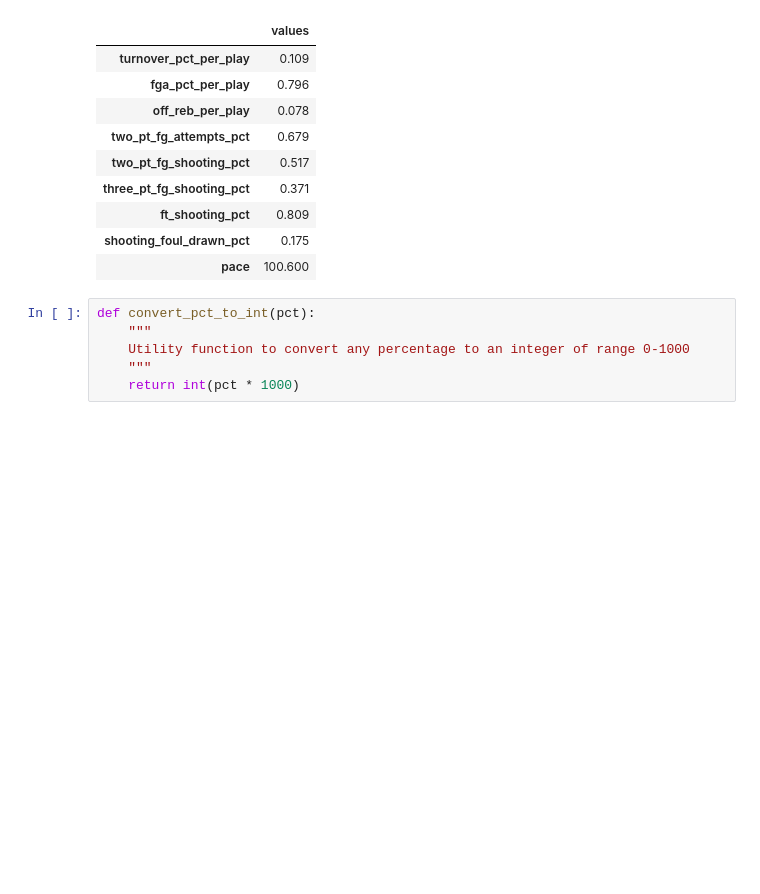
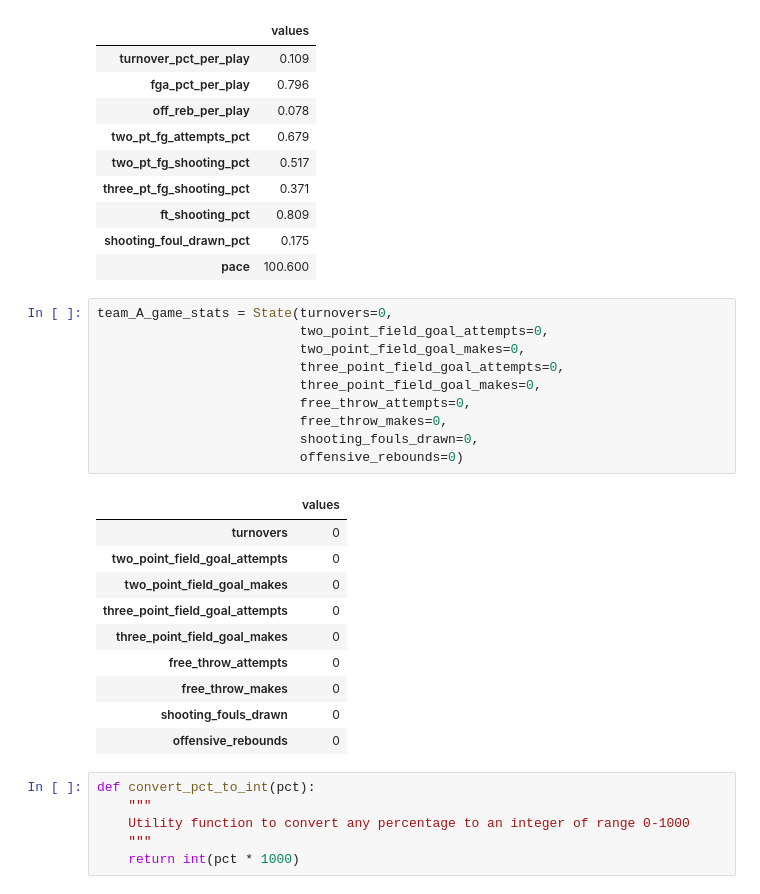
Before and after one commit to ptanofsky/ModSimPy, a Jupyter notebook: FinalProject/FinalProject_v1.ipynb, the cells around one changed output. Cells and saved outputs as stored; diff of their text form; blank space fills up the shorter version.

```diff
--- a/FinalProject/FinalProject_v1.ipynb
+++ b/FinalProject/FinalProject_v1.ipynb
@@ -87,6 +89,27 @@ team_A = System(turnover_pct_per_play=0.109,
 | ft_shooting_pct | 0.809 |
 | shooting_foul_drawn_pct | 0.175 |
 | pace | 100.600 |
+# %%
+team_A_game_stats = State(turnovers=0,
+                          two_point_field_goal_attempts=0,
+                          two_point_field_goal_makes=0,
+                          three_point_field_goal_attempts=0,
+                          three_point_field_goal_makes=0,
+                          free_throw_attempts=0,
+                          free_throw_makes=0,
+                          shooting_fouls_drawn=0,
+                          offensive_rebounds=0)
+# %% [output]
+|  | values |
+| turnovers | 0 |
+| two_point_field_goal_attempts | 0 |
+| two_point_field_goal_makes | 0 |
+| three_point_field_goal_attempts | 0 |
+| three_point_field_goal_makes | 0 |
+| free_throw_attempts | 0 |
+| free_throw_makes | 0 |
+| shooting_fouls_drawn | 0 |
+| offensive_rebounds | 0 |
 # %%
 def convert_pct_to_int(pct):
     """
```
Also changed, not shown: parts of 12 cells of this notebook, 2 other files.
